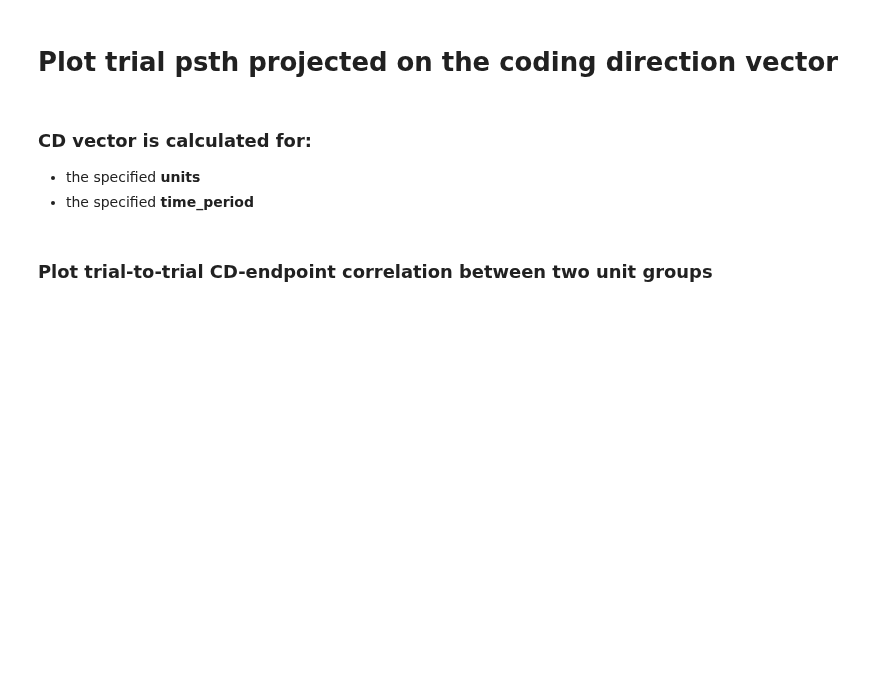
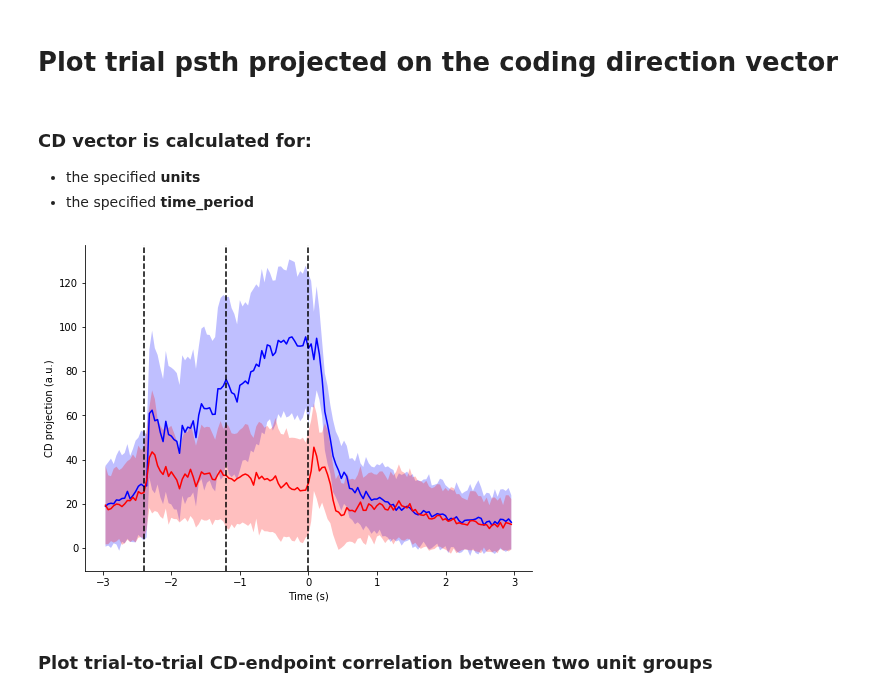
Before and after one commit to mesoscale-activity-map/map-ephys, a Jupyter notebook: notebook/plot_unit_metrics.ipynb, the cells around one changed output. Cells and saved outputs as stored; diff of their text form; code cells hidden in the pictures; blank space fills up the shorter version.

```diff
--- a/notebook/plot_unit_metrics.ipynb
+++ b/notebook/plot_unit_metrics.ipynb
@@ -67,8 +69,10 @@ unit_characteristic_plot.plot_psth_bilateral_photostim_effect(insertion_key)
 + the specified **units**
 + the specified **time_period**
 # %%
-units = psth.UnitSelectivity & probe_insert_key & ephys.TrialSpikes & 'unit_selectivity != "non-selective"'
+units = psth.UnitSelectivity & insertion_key & ephys.TrialSpikes & 'unit_selectivity != "non-selective"'
 unit_characteristic_plot.plot_coding_direction(units,  time_period=(-0.4, 0))
+# %% [output]
+[figure, added]
 # %% [markdown]
 ### Plot trial-to-trial CD-endpoint correlation between two unit groups
 # %%
```
Also changed, not shown: parts of 9 cells of this notebook, 1 other file.
